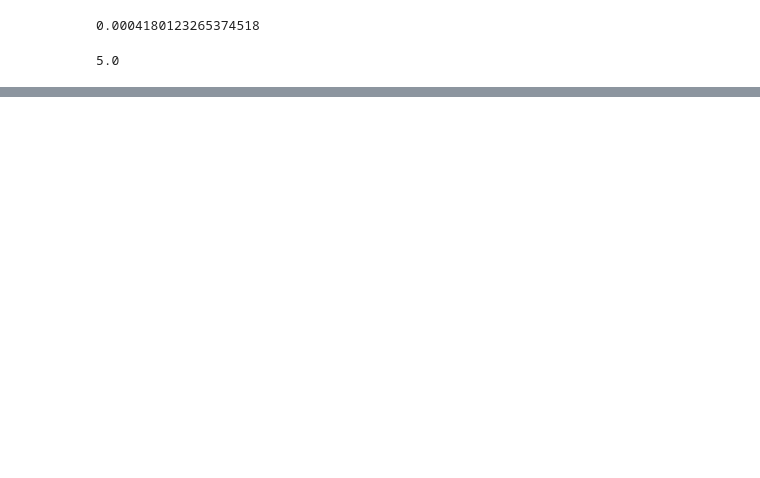
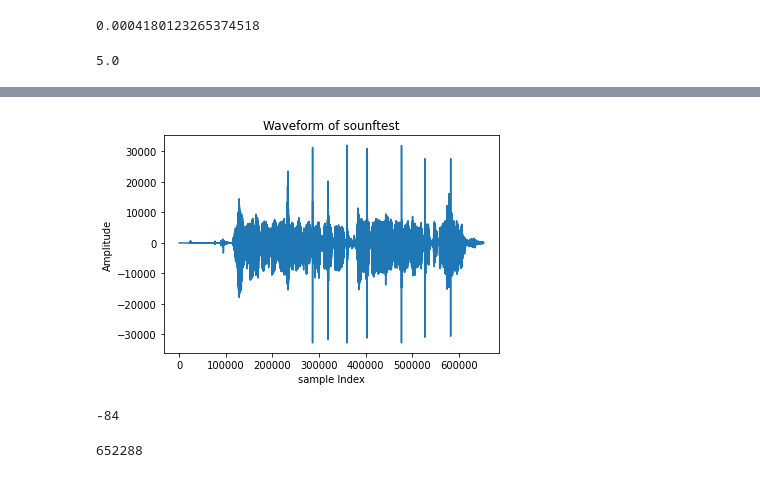
Before and after one commit to garfield-gray/Pro, a Jupyter notebook: noisydatafitting.ipynb, the cells around one changed output, grey strips where cells are left out. Drawn from its saved outputs; the diff is of its cells as text; code cells hidden in the pictures; blank space fills up the shorter version.

```diff
--- a/noisydatafitting.ipynb
+++ b/noisydatafitting.ipynb
@@ -108,0 +160,6 @@ a[-1]
+# %%
+Fs, data = read("soundtest.wav")
+
+rawdata = data[:,0]
+
+print("Sampling Frequency is", Fs)
@@ -108,0 +172,9 @@ a[-1]
+# %%
+plt.figure()
+plt.plot(rawdata)
+plt.xlabel("sample Index")
+plt.ylabel("Amplitude")
+plt.title("Waveform of sounftest")
+plt.show()
+# %% [output]
+[figure, added]
@@ -108,0 +183,8 @@ a[-1]
+# %%
+rawdata[600001]
+# %% [output]
+-84
+# %%
+rawdata.size
+# %% [output]
+652288
```
Also changed, not shown: parts of 15 cells of this notebook.
